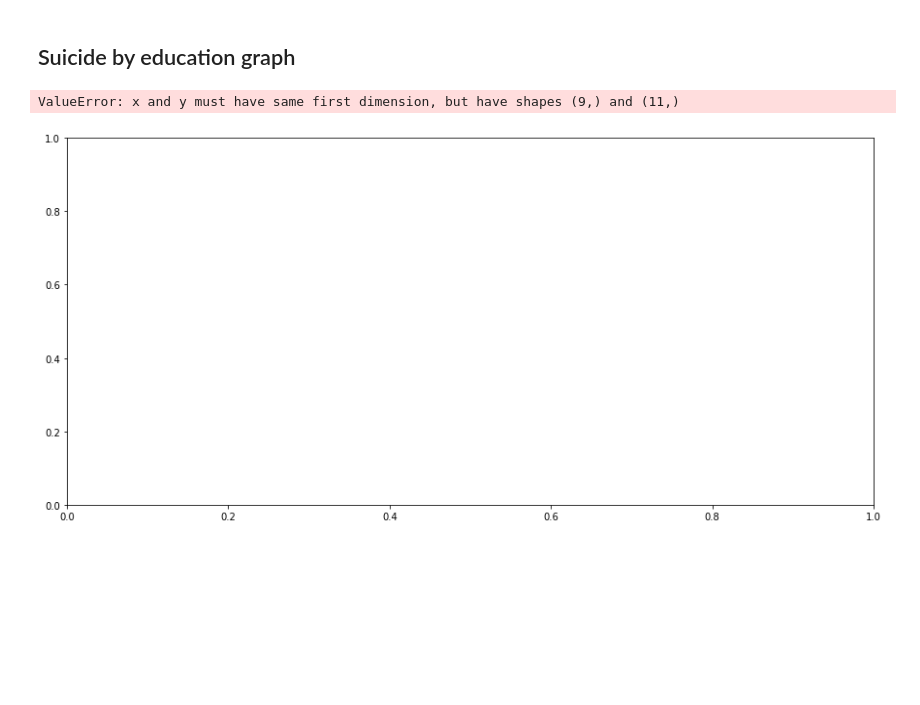
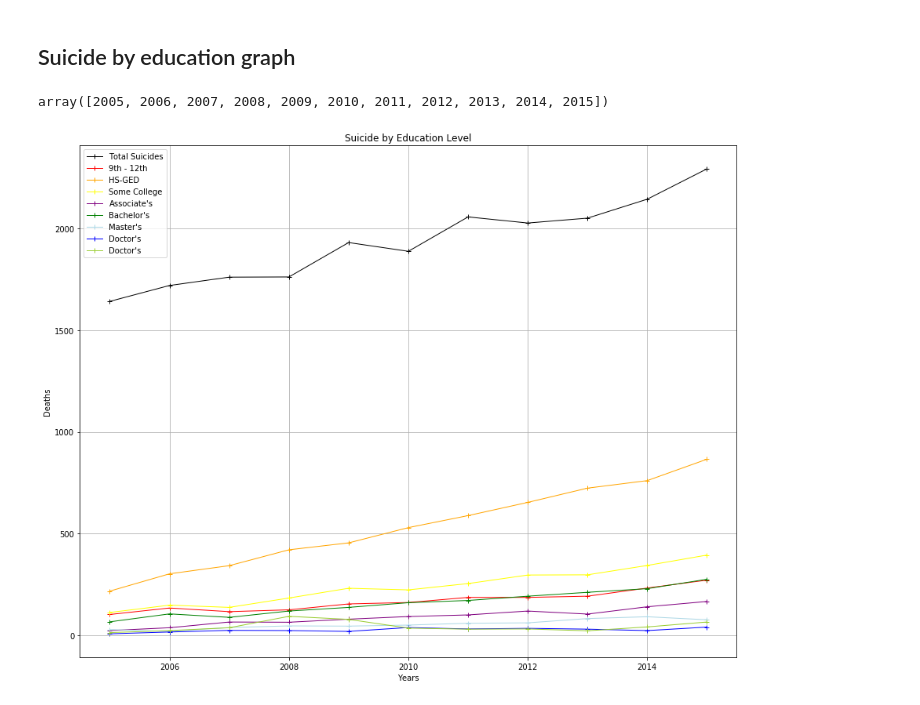
Before and after one commit to Salazarda/Project_1, a Jupyter notebook: Hank_Project_1.ipynb, the cells around one changed output. Saved outputs shown, nothing was run; the diff lists cells and outputs as text; code cells hidden in the pictures; blank space fills up the shorter version.

```diff
--- a/Hank_Project_1.ipynb
+++ b/Hank_Project_1.ipynb
@@ -910,6 +910,12 @@ current_data_year
 Name: education_2003_revision, dtype: int64
 # %% [markdown]
 ## Suicide by education graph
+# %%
+# Set x axis to years in data
+x_axis = np.arange(2005,2016,1)
+x_axis
+# %% [output]
+array([2005, 2006, 2007, 2008, 2009, 2010, 2011, 2012, 2013, 2014, 2015])
 # %%
 # assign additional edu totals to y-axis variables
 points_ed_tot = suicide_ed_total_year
@@ -923,22 +929,21 @@ points_doctor = total_doctor_year
 points_unknown = total_unknown_year
 # %%
 # Create a handle for each plot
-plt.figure(figsize=(15,7))
+plt.figure(figsize=(15,12))
 edu, = plt.plot(x_axis, points_ed_tot, marker="+",color="black", linewidth=1, label="Total Suicides")
 nine12, = plt.plot(x_axis, points_9_12, marker="+",color="red", linewidth=1, label="9th - 12th")
 hsged, = plt.plot(x_axis, points_hs_ged, marker="+",color="orange", linewidth=1, label="HS-GED")
 some, = plt.plot(x_axis, points_some, marker="+",color="yellow", linewidth=1, label="Some College")
 associate, = plt.plot(x_axis, points_associate, marker="+",color="purple", linewidth=1, label="Associate's")
 bachelor, = plt.plot(x_axis, points_bachelor, marker="+",color="green", linewidth=1, label="Bachelor's")
 master, = plt.plot(x_axis, points_master, marker="+",color="lightblue", linewidth=1, label="Master's")
 doctor, = plt.plot(x_axis, points_doctor, marker="+",color="blue", linewidth=1, label="Doctor's")
 unknown, = plt.plot(x_axis, points_unknown, marker="+",color="yellowgreen", linewidth=1, label="Doctor's")
 plt.legend(handles=[edu, nine12, hsged, some, associate, bachelor, master, doctor, unknown], loc="best")
 # Create labels for the X and Y axis
 plt.xlabel("Years")
 plt.ylabel("Deaths")
 plt.title("Suicide by Education Level")
 plt.grid()
 # %% [output]
-ValueError: x and y must have same first dimension, but have shapes (9,) and (11,)
-[figure, old version]
+[figure, new version]
```
Also changed, not shown: parts of 2 cells of this notebook.
